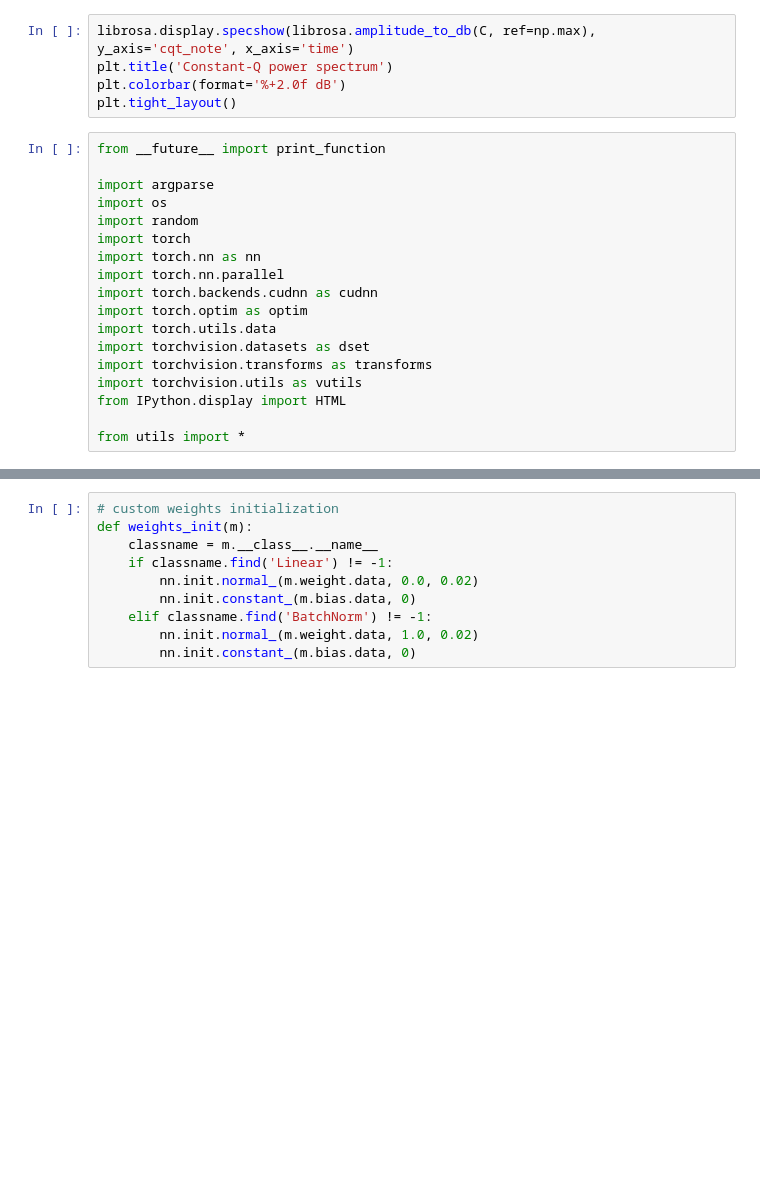
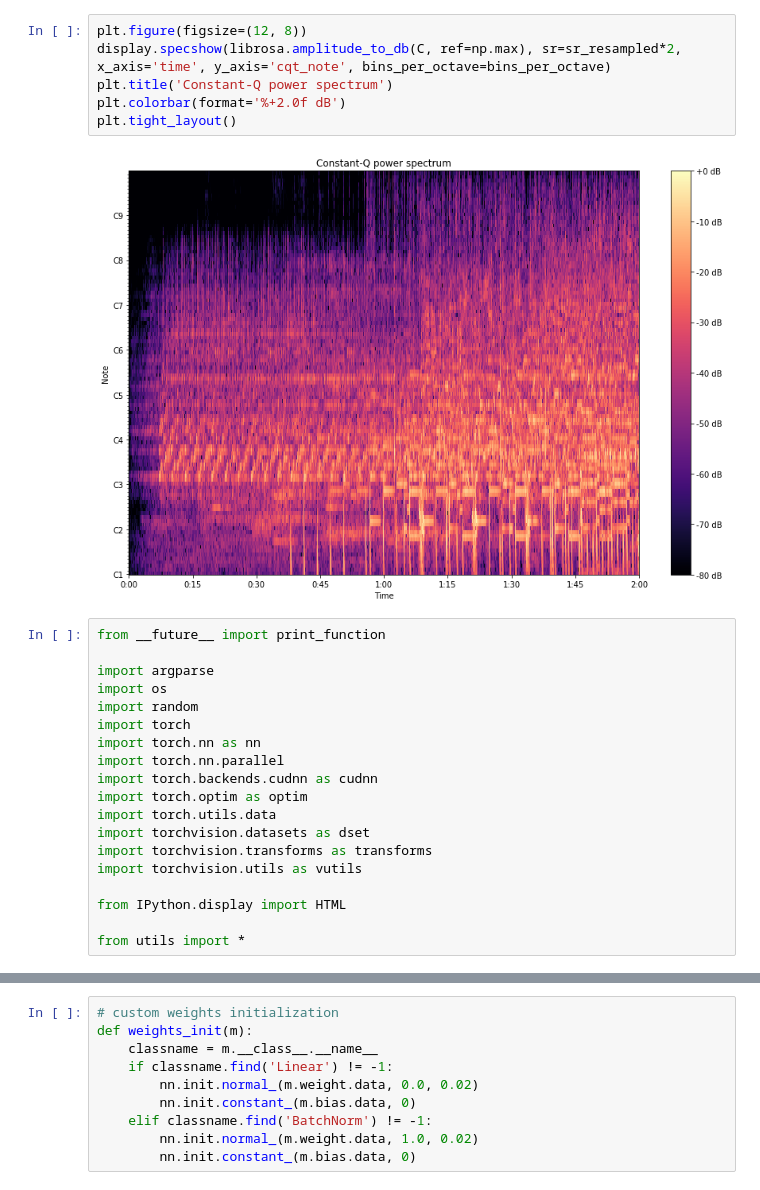
Before and after one commit to alexander-prutko/sound-analysis, a Jupyter notebook: stft-cqt.ipynb, the cells around one changed output, grey strips where cells are left out. Saved outputs shown, nothing was run; the diff lists cells and outputs as text; blank space fills up the shorter version.

```diff
--- a/stft-cqt.ipynb
+++ b/stft-cqt.ipynb
@@ -21,8 +60,11 @@ plt.tight_layout()
 # %%
-librosa.display.specshow(librosa.amplitude_to_db(C, ref=np.max), y_axis='cqt_note', x_axis='time')
+plt.figure(figsize=(12, 8))
+display.specshow(librosa.amplitude_to_db(C, ref=np.max), sr=sr_resampled*2, x_axis='time', y_axis='cqt_note', bins_per_octave=bins_per_octave)
 plt.title('Constant-Q power spectrum')
 plt.colorbar(format='%+2.0f dB')
 plt.tight_layout()
+# %% [output]
+[figure, added]
 # %%
 from __future__ import print_function
 
@@ -38,6 +80,7 @@ import torch.utils.data
 import torchvision.datasets as dset
 import torchvision.transforms as transforms
 import torchvision.utils as vutils
+
 from IPython.display import HTML
 
 from utils import *
```
Also changed, not shown: parts of 16 cells of this notebook, 1 other file.
